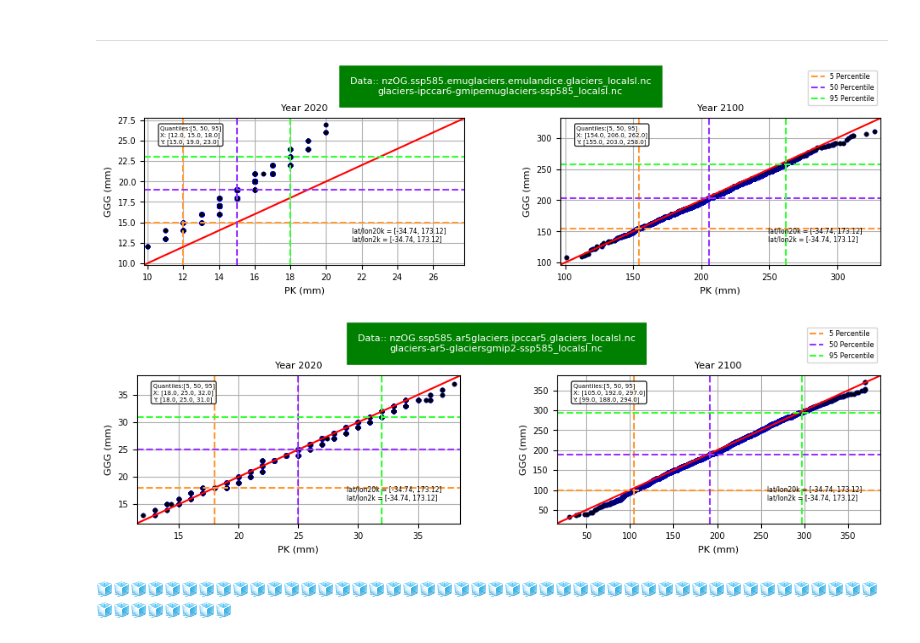
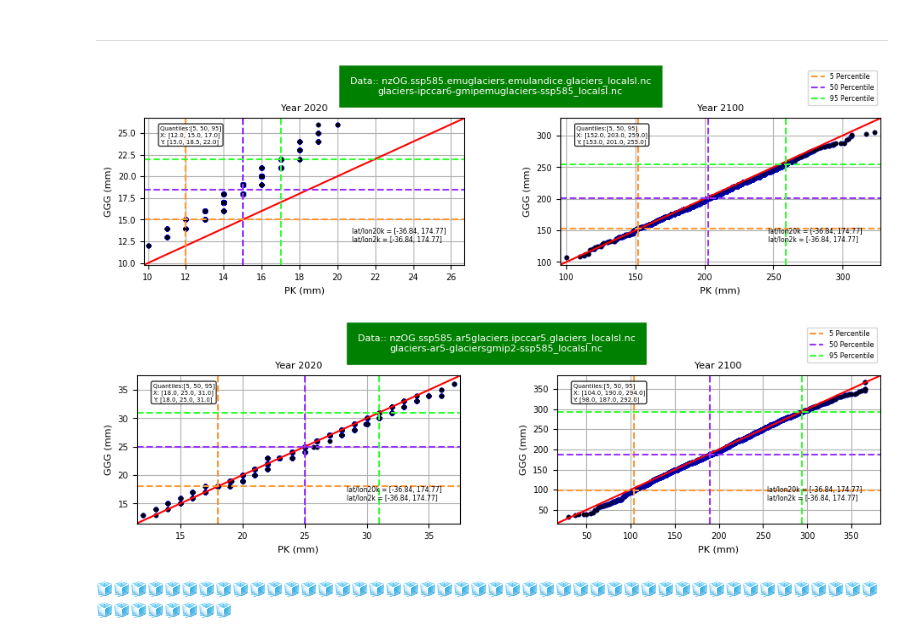
Before and after one commit to pkjr002/facts, a Jupyter notebook: JupNbk/000_pk-JupNb_TESTspace/2023-01_NZ_INSAR/002_COMPARE_gg_pk/Q-Q_Plot/QQ_local_cpmp_GGG_v_pk_2k.ipynb, the cells around one changed output. Saved outputs shown, nothing was run; the diff lists cells and outputs as text; code cells hidden in the pictures.

```diff
--- a/JupNbk/000_pk-JupNb_TESTspace/2023-01_NZ_INSAR/002_COMPARE_gg_pk/Q-Q_Plot/QQ_local_cpmp_GGG_v_pk_2k.ipynb
+++ b/JupNbk/000_pk-JupNb_TESTspace/2023-01_NZ_INSAR/002_COMPARE_gg_pk/Q-Q_Plot/QQ_local_cpmp_GGG_v_pk_2k.ipynb
@@ -45,11 +49,11 @@ fn.plot(['bamber19.bamber19.icesheets_GIS_localsl.nc'],path2k,['icesheets-ipccar
 # %% [markdown]
 ---
 # %%
-fn.plot(['emuglaciers.emulandice.glaciers_localsl.nc'],path2k,['glaciers-ipccar6-gmipemuglaciers-ssp585_localsl.nc'],pathG)
-fn.plot(['ar5glaciers.ipccar5.glaciers_localsl.nc'],path2k,['glaciers-ar5-glaciersgmip2-ssp585_localsl.nc'],pathG)
+fn.plot(['emuglaciers.emulandice.glaciers_localsl.nc'],path2k,['glaciers-ipccar6-gmipemuglaciers-ssp585_localsl.nc'],pathG, loc)
+fn.plot(['ar5glaciers.ipccar5.glaciers_localsl.nc'],path2k,['glaciers-ar5-glaciersgmip2-ssp585_localsl.nc'],pathG, loc)
 # %% [output]
-[figure, old version]
+[figure, new version]
-[figure, old version]
+[figure, new version]
 # %% [markdown]
 🧊🧊🧊🧊🧊🧊🧊🧊🧊🧊🧊🧊🧊🧊🧊🧊🧊🧊🧊🧊🧊🧊🧊🧊🧊🧊🧊🧊🧊🧊🧊🧊🧊🧊🧊🧊🧊🧊🧊🧊🧊🧊🧊🧊🧊🧊🧊🧊🧊🧊🧊🧊🧊🧊
 # %% [markdown]
```
Also changed, not shown: parts of 4 cells of this notebook, 2 other files.
